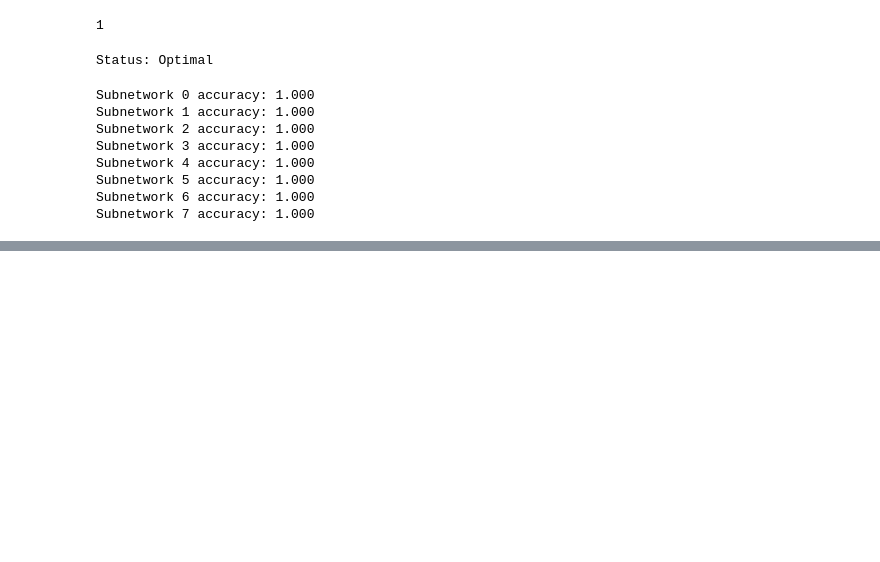
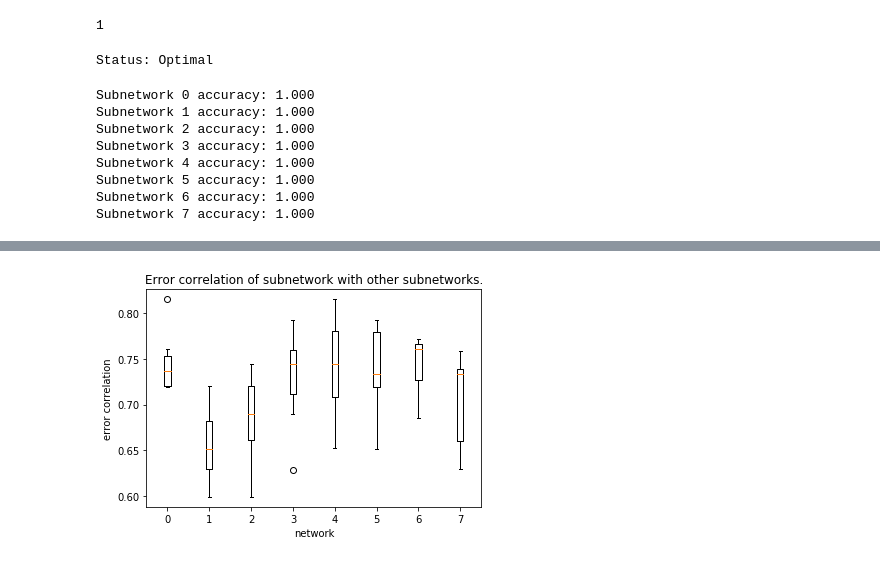
Before and after one commit to paulmayer/nn_decomposition, a Jupyter notebook: torch_network_decomposition.ipynb, the cells around one changed output, grey strips where cells are left out. Drawn from its saved outputs; the diff is of its cells as text; code cells hidden in the pictures; blank space fills up the shorter version.

```diff
--- a/torch_network_decomposition.ipynb
+++ b/torch_network_decomposition.ipynb
@@ -60,7 +80,7 @@ test_data = SyntheticData(10000, seed=10)
 current_epoch = 0
 while True:
     optimizer.zero_grad()
-    x, outputs = net(train_data.data)
+    outputs, _ = net(train_data.data)
     sigmoid = nn.Sigmoid()
     loss = criterion(sigmoid(outputs), train_data.target)
     loss.backward()
@@ -69,12 +89,13 @@ while True:
     accuracy = get_accuracy(sigmoid(outputs), train_data.target)
 
     if current_epoch % 100 == 0:
-        _, outputs_test = net(test_data.data)
-        accuracy_test = get_accuracy(outputs_test, test_data.target)
+        output_test, _ = net(test_data.data)
+        accuracy_test = get_accuracy(output_test, test_data.target)
         print("Accuracy (train): %.3f. Accuracy (validation): %.3f. Loss: %.3f." % (accuracy, accuracy_test, loss.item()))
 
     current_epoch += 1
-    if accuracy == 1:
-        print("Goal reached after %d epochs" % current_epoch)
+    #if accuracy == 1:
+    #    print("Goal reached after %d epochs" % current_epoch)
+    if current_epoch == 1000:
         break
 # %% [output]
@@ -161,0 +192,22 @@ Subnetwork 7 accuracy: 1.000
+# %%
+def get_error_correlation(models, test_data):
+    sigmoid = nn.Sigmoid()
+    logits = [sigmoid(model(test_data.data)[0]) for model in models]
+    losses = np.hstack([F.binary_cross_entropy(logit, test_data.target, reduction="none").detach().numpy() for logit in logits])
+    return losses
+# %%
+from matplotlib import pyplot as plt
+
+errs = get_error_correlation(subnets, test_data)
+fig, ax = plt.subplots(1)
+
+corr_mat = np.abs(np.corrcoef(errs, rowvar=False))
+
+for i in range(k):
+    ax.boxplot(list(corr_mat[i, :i]) + list(corr_mat[i, i+1:]), positions=[i])
+
+ax.set_title("Error correlation of subnetwork with other subnetworks.")
+ax.set_xlabel("network")
+ax.set_ylabel("error correlation");
+# %% [output]
+[figure, added]
```
Also changed, not shown: parts of 8 cells of this notebook, 4 other files.
